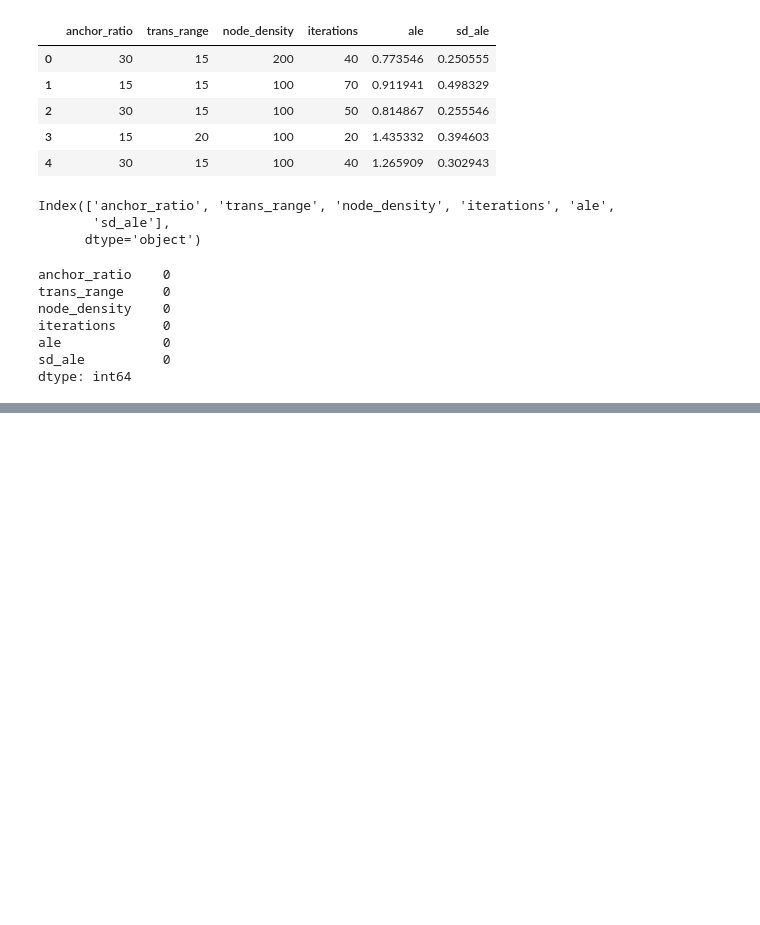
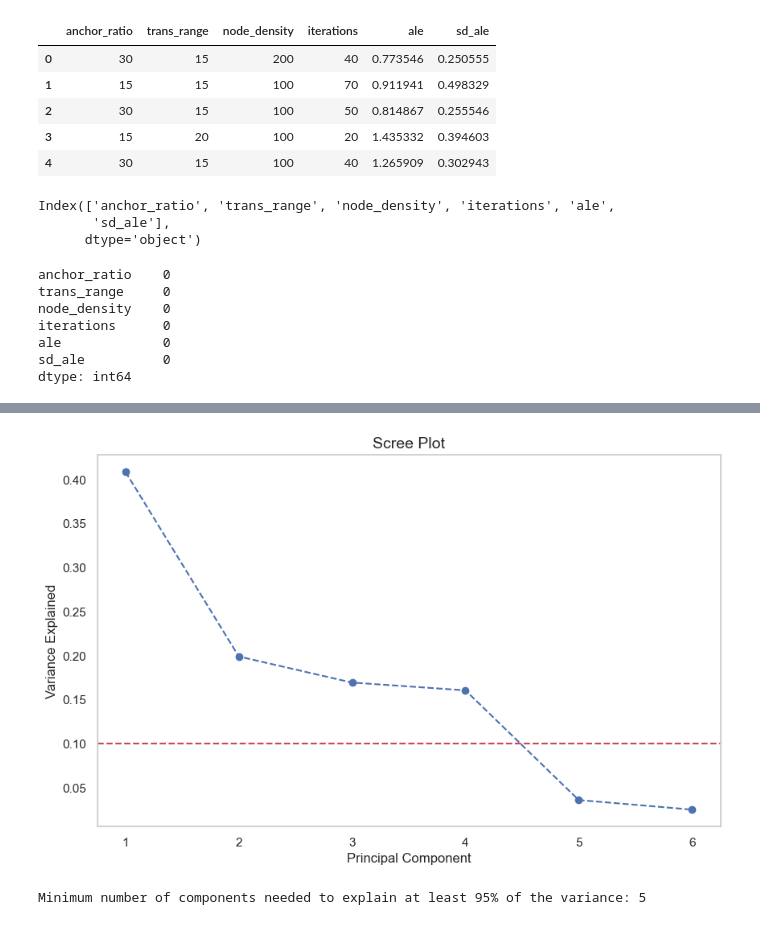
Before and after one commit to Nitesh-kumar7078/multivariate_project, a Jupyter notebook: EDA.ipynb, the cells around one changed output, grey strips where cells are left out. Cells and saved outputs as stored; diff of their text form; code cells hidden in the pictures; blank space fills up the shorter version.

```diff
--- a/EDA.ipynb
+++ b/EDA.ipynb
@@ -206,0 +199,32 @@ plt.show()
+# %%
+from sklearn.decomposition import PCA
+from sklearn.preprocessing import StandardScaler
+features = df[X_columns]  # Use the relevant columns for PCA
+scaler = StandardScaler()
+scaled_features = scaler.fit_transform(features)
+
+# Step 2: Perform PCA
+pca = PCA()
+pca.fit(scaled_features)
+
+# Step 3: Create a Scree plot
+plt.figure(figsize=(10, 6))
+plt.plot(range(1, len(X_columns) + 1), pca.explained_variance_ratio_, marker='o', linestyle='--')
+plt.title('Scree Plot', fontsize=14)
+plt.xlabel('Principal Component', fontsize=12)
+plt.ylabel('Variance Explained', fontsize=12)
+plt.xticks(np.arange(1, len(X_columns) + 1))
+plt.grid()
+plt.axhline(y=0.1, color='r', linestyle='--')  # Optional: horizontal line to indicate a threshold
+plt.show()
+
+# Step 3: Calculate cumulative explained variance
+cumulative_variance = np.cumsum(pca.explained_variance_ratio_)
+
+# Step 4: Find the minimum number of components needed to explain at least 95% of the variance
+min_components = np.argmax(cumulative_variance >= 0.95) + 1  # +1 because index starts at 0
+
+print(f'Minimum number of components needed to explain at least 95% of the variance: {min_components}')
+# %% [output]
+[figure, added]
+Minimum number of components needed to explain at least 95% of the variance: 5
```
Also changed, not shown: parts of 17 cells of this notebook, 1 other file.
